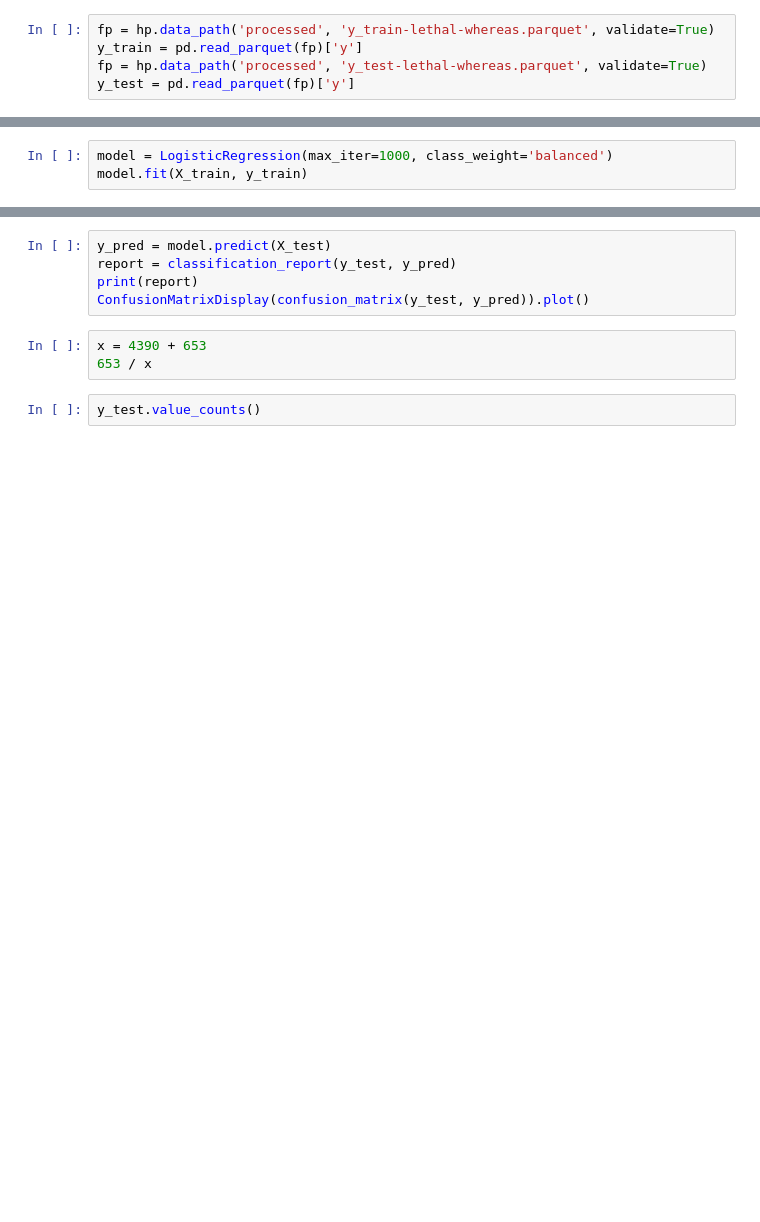
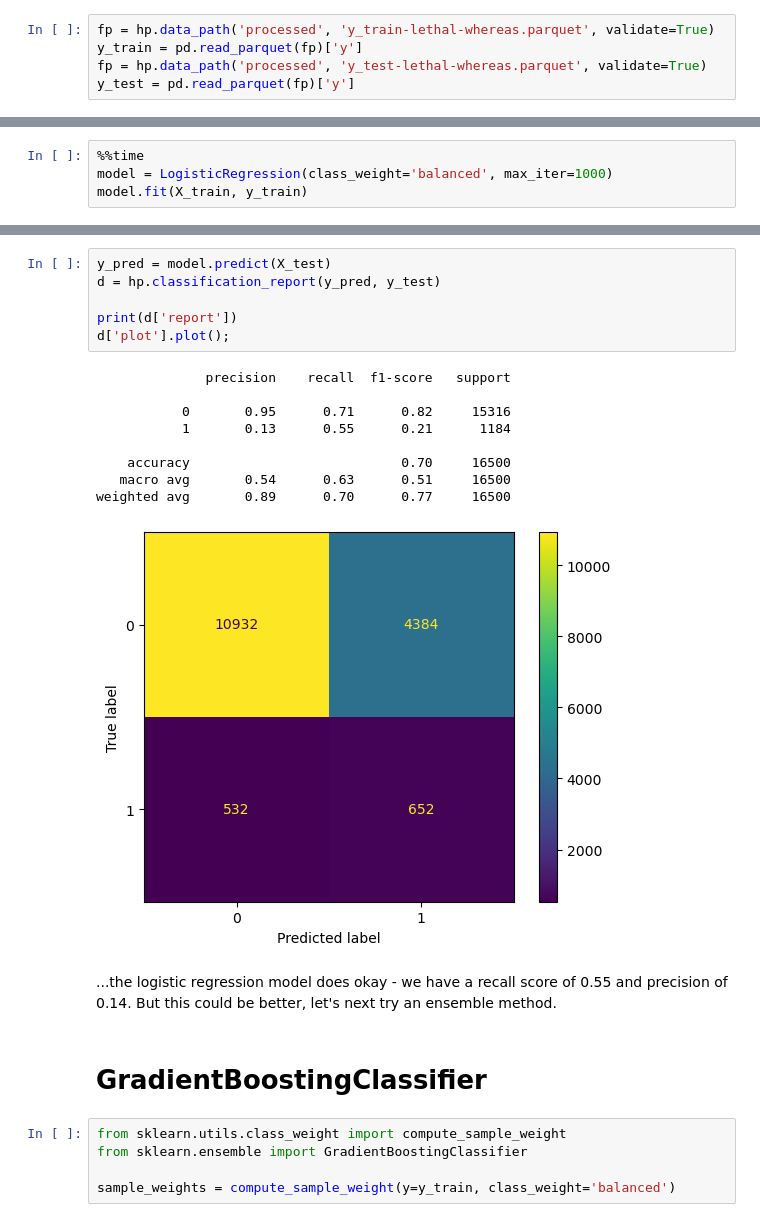
Before and after one commit to def-mycroft/orange-customer-churn-model, a Jupyter notebook: notebooks/Modeling.ipynb, the cells around one changed output, grey strips where cells are left out. Cells and saved outputs as stored; diff of their text form; blank space fills up the shorter version.

Commit message:
Added Modeling notebook

```diff
--- a/notebooks/Modeling.ipynb
+++ b/notebooks/Modeling.ipynb
@@ -26,4 +41,5 @@ from sklearn.metrics import classification_report, confusion_matrix, ConfusionMa
 # %%
-model = LogisticRegression(max_iter=1000, class_weight='balanced')
+%%time
+model = LogisticRegression(class_weight='balanced', max_iter=1000)
 model.fit(X_train, y_train)
 # %% [output]
@@ -31,10 +49,25 @@ LogisticRegression(class_weight='balanced', max_iter=1000)
-# %%
-y_pred = model.predict(X_test)
-report = classification_report(y_test, y_pred)
-print(report)
-ConfusionMatrixDisplay(confusion_matrix(y_test, y_pred)).plot()
-# %%
-x = 4390 + 653
-653 / x
-# %%
-y_test.value_counts()
+# %%
+y_pred = model.predict(X_test)
+d = hp.classification_report(y_pred, y_test)
+
+print(d['report'])
+d['plot'].plot();
+# %% [output]
+              precision    recall  f1-score   support
+
+           0       0.95      0.71      0.82     15316
+           1       0.13      0.55      0.21      1184
+
+    accuracy                           0.70     16500
+   macro avg       0.54      0.63      0.51     16500
+weighted avg       0.89      0.70      0.77     16500
+[figure, added]
+# %% [markdown]
+...the logistic regression model does okay - we have a recall score of 0.55 and precision of 0.14. But this could be better, let's next try an ensemble method.
+# %% [markdown]
+# GradientBoostingClassifier
+# %%
+from sklearn.utils.class_weight import compute_sample_weight
+from sklearn.ensemble import GradientBoostingClassifier
+
+sample_weights = compute_sample_weight(y=y_train, class_weight='balanced')
```
Also changed, not shown: parts of 10 cells of this notebook, 1 other file.
